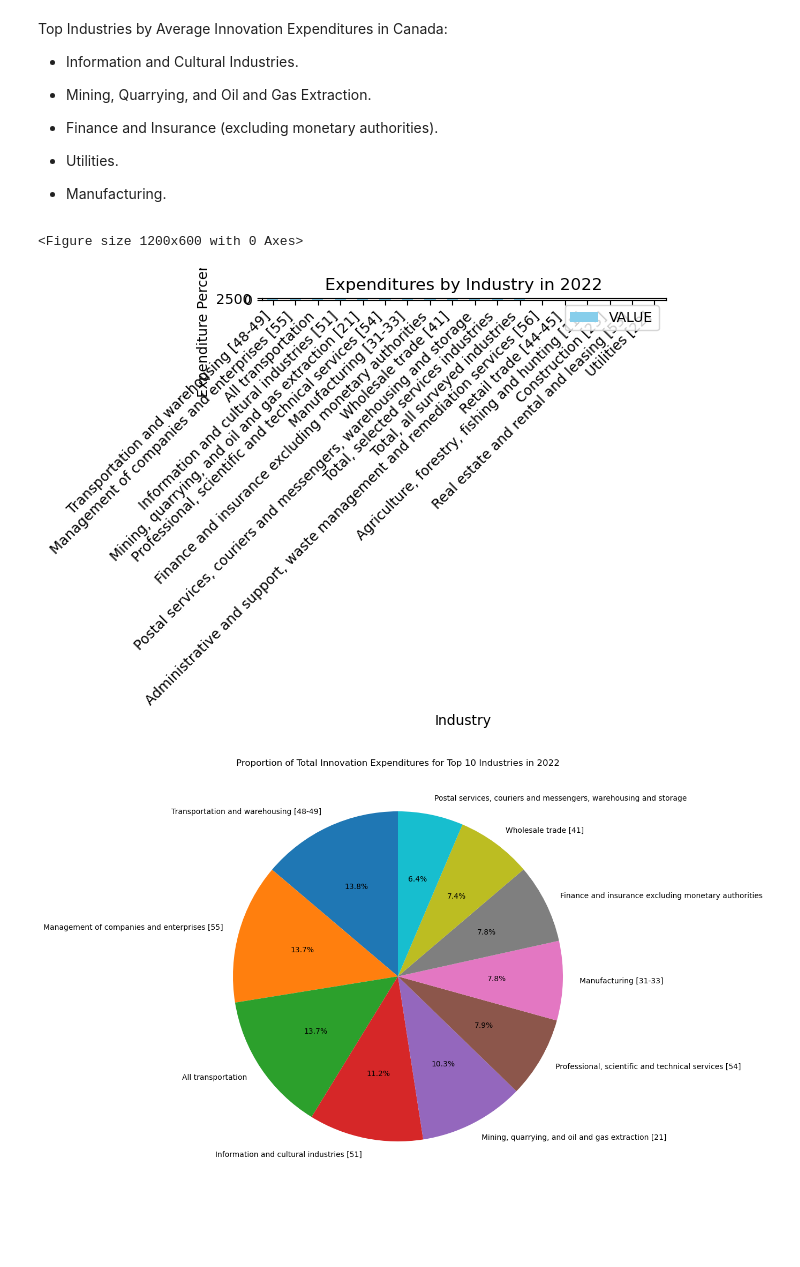
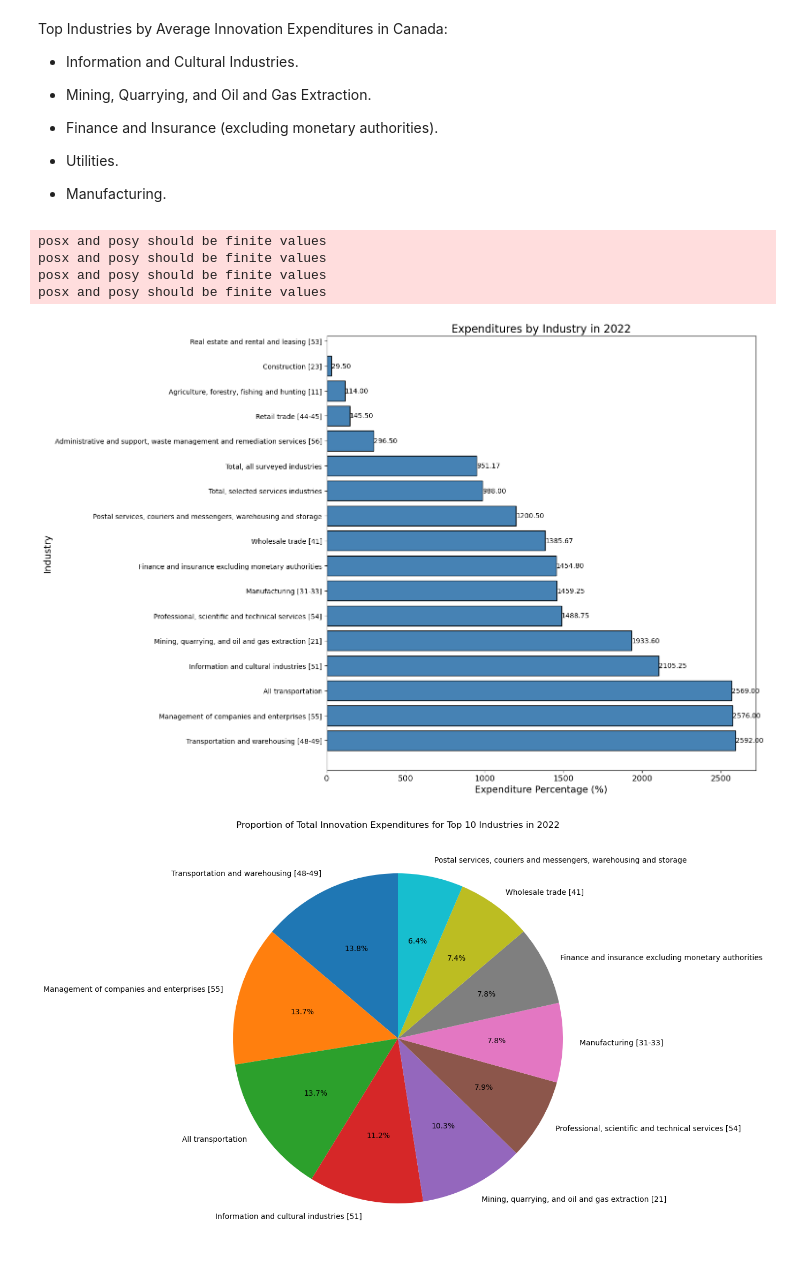
Before and after one commit to tianliiii/1624_final_project, a Jupyter notebook: MIE1624_GroupProj_Part1.ipynb, the cells around one changed output. Cells and saved outputs as stored; diff of their text form; code cells hidden in the pictures; blank space fills up the shorter version.

```diff
--- a/MIE1624_GroupProj_Part1.ipynb
+++ b/MIE1624_GroupProj_Part1.ipynb
@@ -388,30 +388,50 @@ Top Industries by Average Innovation Expenditures in Canada:
 * Utilities.
 
 * Manufacturing.
-# %%
-# 2. Analyze average expenditures by industry 2022
-
-# Filter data for the year 2022
-data_2022 = data[data['REF_DATE'] == 2022]
-
-# Group the data by industry (NAICS) and calculate the mean expenditures (or 'VALUE')
-industry_expenditures = data_2022.groupby('North American Industry Classification System (NAICS)')['VALUE'].mean().reset_index()
-
-# Sort the data by expenditures (VALUE) in descending order for better visualization
-industry_expenditures_sorted = industry_expenditures.sort_values(by='VALUE', ascending=False)
-
-# Plot the expenditures by industry in 2022
-plt.figure(figsize=(12, 6))
-industry_expenditures_sorted.plot(kind='bar', x='North American Industry Classification System (NAICS)', y='VALUE', color='skyblue')
-plt.title('Expenditures by Industry in 2022')
-plt.ylabel('Expenditure Percentage (%)')
-plt.xlabel('Industry')
-plt.xticks(rotation=45, ha='right')
-plt.tight_layout()
-plt.show()
-# %% [output]
-<Figure size 1200x600 with 0 Axes>
-[figure, removed]
+# %%
+
+# Ensure data is sorted
+industry_expenditures_sorted = industry_expenditures.sort_values(by='VALUE', ascending=False)
+
+# Plot with enhanced visualization
+plt.figure(figsize=(15, 10))
+bars = plt.barh(
+    industry_expenditures_sorted['North American Industry Classification System (NAICS)'],
+    industry_expenditures_sorted['VALUE'],
+    color='steelblue',
+    edgecolor='black'
+)
+
+# Add annotations to the bars
+for bar in bars:
+    plt.text(
+        bar.get_width() + 0.1,
+        bar.get_y() + bar.get_height() / 2,
+        f'{bar.get_width():.2f}',
+        va='center',
+        fontsize=10
+    )
+
+# Add titles and labels
+plt.title('Expenditures by Industry in 2022', fontsize=16)
+plt.xlabel('Expenditure Percentage', fontsize=14)
+plt.ylabel('Industry', fontsize=14)
+
+# Enhance ticks for readability
+plt.xticks(fontsize=12)
+plt.yticks(fontsize=10)
+
+# Tighten layout
+plt.tight_layout()
+
+# Show the plot
+plt.show()
+# %% [output]
+posx and posy should be finite values
+posx and posy should be finite values
+posx and posy should be finite values
+posx and posy should be finite values
+[figure, added]
 # %%
 # Identify the top 10 industries by total innovation expenditures
 top_10_sectors = industry_expenditures.sort_values(by='VALUE', ascending=False).head(10)
```
Also changed, not shown: 1 other file.
